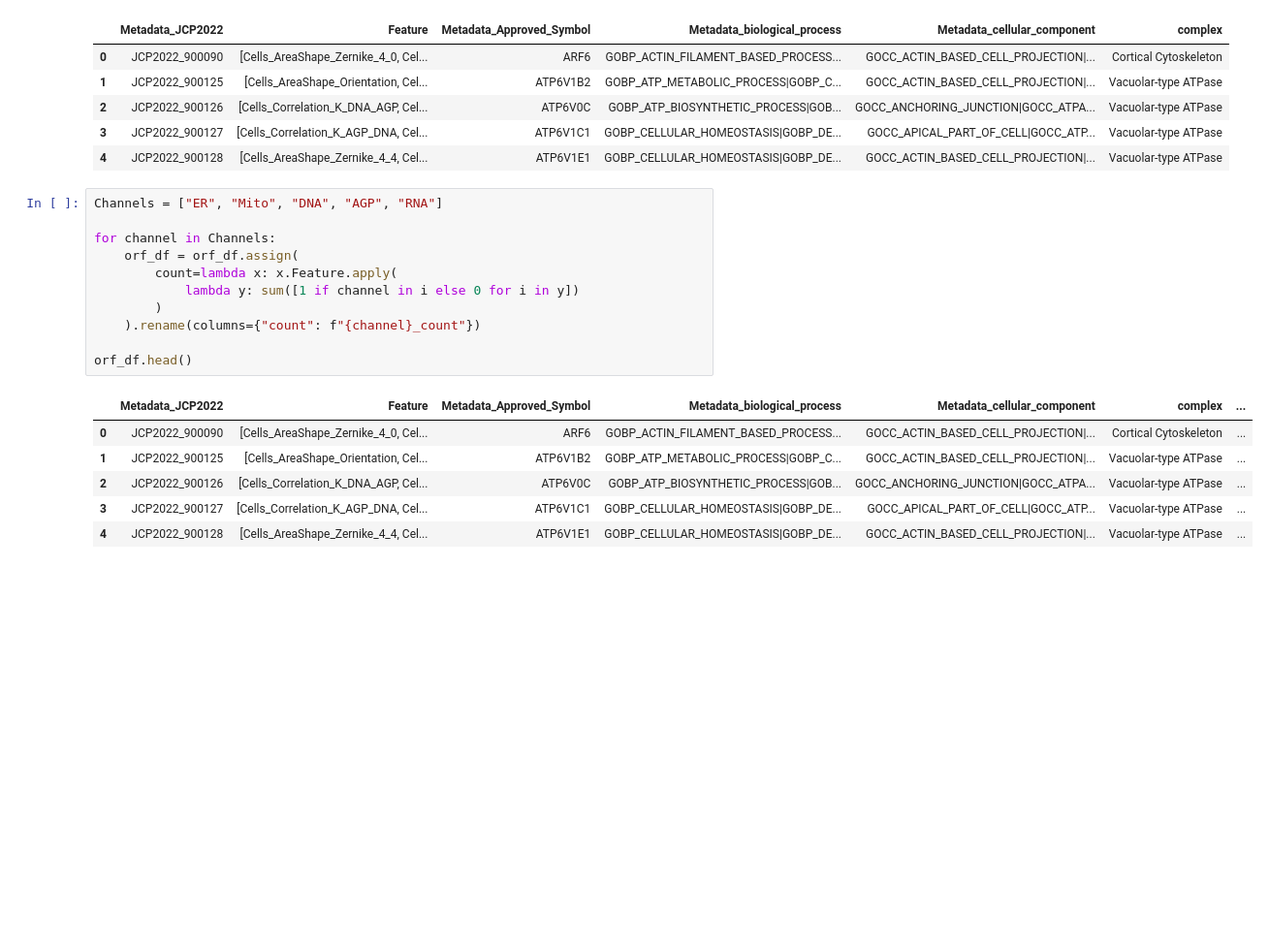
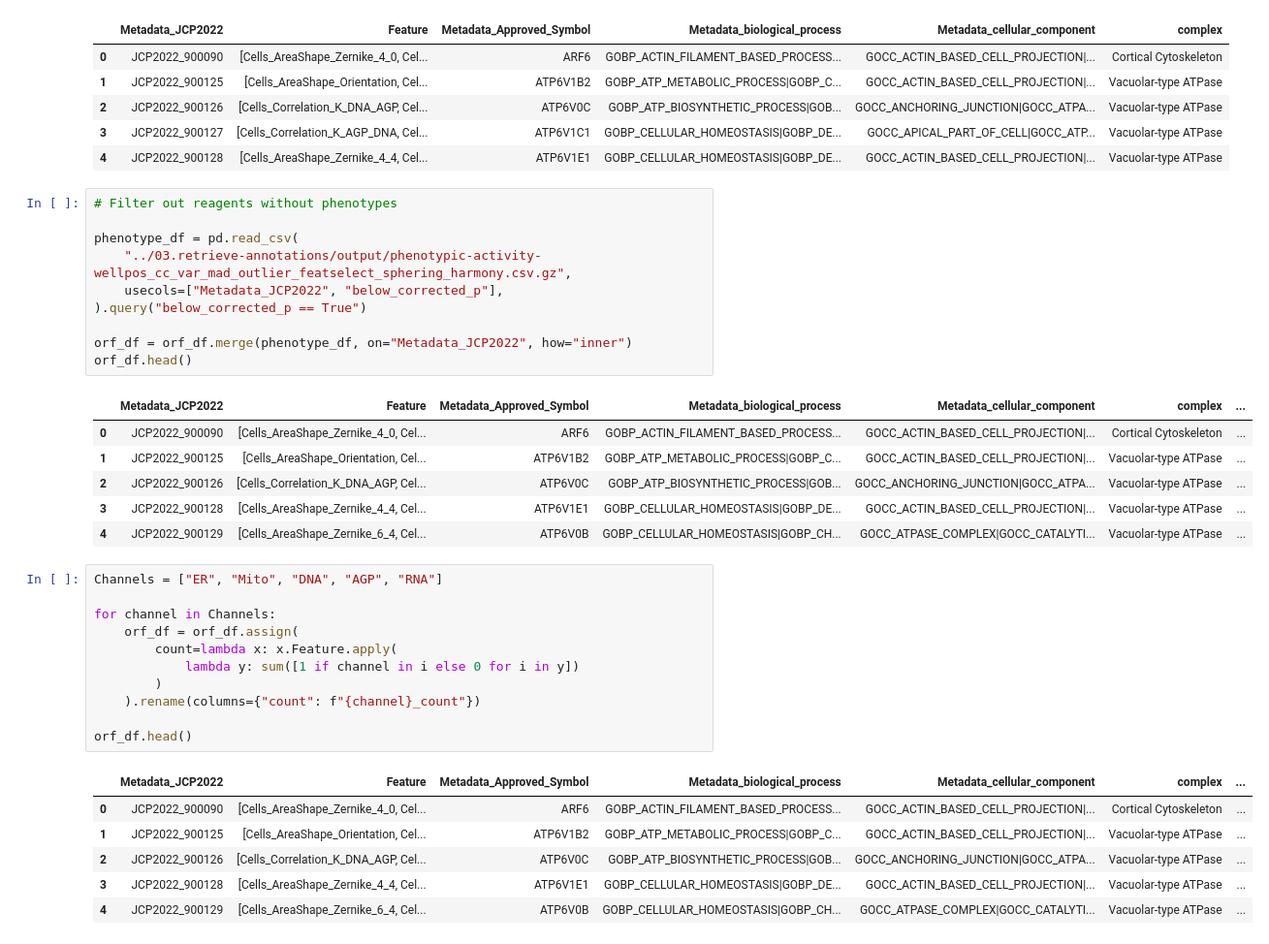
Before and after one commit to jump-cellpainting/2024_Chandrasekaran_Morphmap, a Jupyter notebook: 10.feature-wise-analyses/02.feature-enrichment-orf.ipynb, the cells around one changed output. Shown at 97% size. Saved outputs shown, nothing was run; the diff lists cells and outputs as text; blank space fills up the shorter version.

```diff
--- a/10.feature-wise-analyses/02.feature-enrichment-orf.ipynb
+++ b/10.feature-wise-analyses/02.feature-enrichment-orf.ipynb
@@ -97,6 +97,23 @@ orf_df.head()
 | 2 | JCP2022_900126 | [Cells_Correlation_K_DNA_AGP, Cel... | ATP6V0C | GOBP_ATP_BIOSYNTHETIC_PROCESS|GOB... | GOCC_ANCHORING_JUNCTION|GOCC_ATPA... | Vacuolar-type ATPase |
 | 3 | JCP2022_900127 | [Cells_Correlation_K_AGP_DNA, Cel... | ATP6V1C1 | GOBP_CELLULAR_HOMEOSTASIS|GOBP_DE... | GOCC_APICAL_PART_OF_CELL|GOCC_ATP... | Vacuolar-type ATPase |
 | 4 | JCP2022_900128 | [Cells_AreaShape_Zernike_4_4, Cel... | ATP6V1E1 | GOBP_CELLULAR_HOMEOSTASIS|GOBP_DE... | GOCC_ACTIN_BASED_CELL_PROJECTION|... | Vacuolar-type ATPase |
+# %%
+# Filter out reagents without phenotypes
+
+phenotype_df = pd.read_csv(
+    "../03.retrieve-annotations/output/phenotypic-activity-wellpos_cc_var_mad_outlier_featselect_sphering_harmony.csv.gz",
+    usecols=["Metadata_JCP2022", "below_corrected_p"],
+).query("below_corrected_p == True")
+
+orf_df = orf_df.merge(phenotype_df, on="Metadata_JCP2022", how="inner")
+orf_df.head()
+# %% [output]
+|  | Metadata_JCP2022 | Feature | Metadata_Approved_Symbol | Metadata_biological_process | Metadata_cellular_component | complex | ... |
+| 0 | JCP2022_900090 | [Cells_AreaShape_Zernike_4_0, Cel... | ARF6 | GOBP_ACTIN_FILAMENT_BASED_PROCESS... | GOCC_ACTIN_BASED_CELL_PROJECTION|... | Cortical Cytoskeleton | ... |
+| 1 | JCP2022_900125 | [Cells_AreaShape_Orientation, Cel... | ATP6V1B2 | GOBP_ATP_METABOLIC_PROCESS|GOBP_C... | GOCC_ACTIN_BASED_CELL_PROJECTION|... | Vacuolar-type ATPase | ... |
+| 2 | JCP2022_900126 | [Cells_Correlation_K_DNA_AGP, Cel... | ATP6V0C | GOBP_ATP_BIOSYNTHETIC_PROCESS|GOB... | GOCC_ANCHORING_JUNCTION|GOCC_ATPA... | Vacuolar-type ATPase | ... |
+| 3 | JCP2022_900128 | [Cells_AreaShape_Zernike_4_4, Cel... | ATP6V1E1 | GOBP_CELLULAR_HOMEOSTASIS|GOBP_DE... | GOCC_ACTIN_BASED_CELL_PROJECTION|... | Vacuolar-type ATPase | ... |
+| 4 | JCP2022_900129 | [Cells_AreaShape_Zernike_6_4, Cel... | ATP6V0B | GOBP_CELLULAR_HOMEOSTASIS|GOBP_CH... | GOCC_ATPASE_COMPLEX|GOCC_CATALYTI... | Vacuolar-type ATPase | ... |
 # %%
 Channels = ["ER", "Mito", "DNA", "AGP", "RNA"]
 
@@ -113,8 +130,8 @@ orf_df.head()
 | 0 | JCP2022_900090 | [Cells_AreaShape_Zernike_4_0, Cel... | ARF6 | GOBP_ACTIN_FILAMENT_BASED_PROCESS... | GOCC_ACTIN_BASED_CELL_PROJECTION|... | Cortical Cytoskeleton | ... |
 | 1 | JCP2022_900125 | [Cells_AreaShape_Orientation, Cel... | ATP6V1B2 | GOBP_ATP_METABOLIC_PROCESS|GOBP_C... | GOCC_ACTIN_BASED_CELL_PROJECTION|... | Vacuolar-type ATPase | ... |
 | 2 | JCP2022_900126 | [Cells_Correlation_K_DNA_AGP, Cel... | ATP6V0C | GOBP_ATP_BIOSYNTHETIC_PROCESS|GOB... | GOCC_ANCHORING_JUNCTION|GOCC_ATPA... | Vacuolar-type ATPase | ... |
-| 3 | JCP2022_900127 | [Cells_Correlation_K_AGP_DNA, Cel... | ATP6V1C1 | GOBP_CELLULAR_HOMEOSTASIS|GOBP_DE... | GOCC_APICAL_PART_OF_CELL|GOCC_ATP... | Vacuolar-type ATPase | ... |
-| 4 | JCP2022_900128 | [Cells_AreaShape_Zernike_4_4, Cel... | ATP6V1E1 | GOBP_CELLULAR_HOMEOSTASIS|GOBP_DE... | GOCC_ACTIN_BASED_CELL_PROJECTION|... | Vacuolar-type ATPase | ... |
+| 3 | JCP2022_900128 | [Cells_AreaShape_Zernike_4_4, Cel... | ATP6V1E1 | GOBP_CELLULAR_HOMEOSTASIS|GOBP_DE... | GOCC_ACTIN_BASED_CELL_PROJECTION|... | Vacuolar-type ATPase | ... |
+| 4 | JCP2022_900129 | [Cells_AreaShape_Zernike_6_4, Cel... | ATP6V0B | GOBP_CELLULAR_HOMEOSTASIS|GOBP_CH... | GOCC_ATPASE_COMPLEX|GOCC_CATALYTI... | Vacuolar-type ATPase | ... |
 # %%
 orf_feature_count = (
     orf_df[
```
Also changed, not shown: parts of 3 cells of this notebook, 1 other file.
